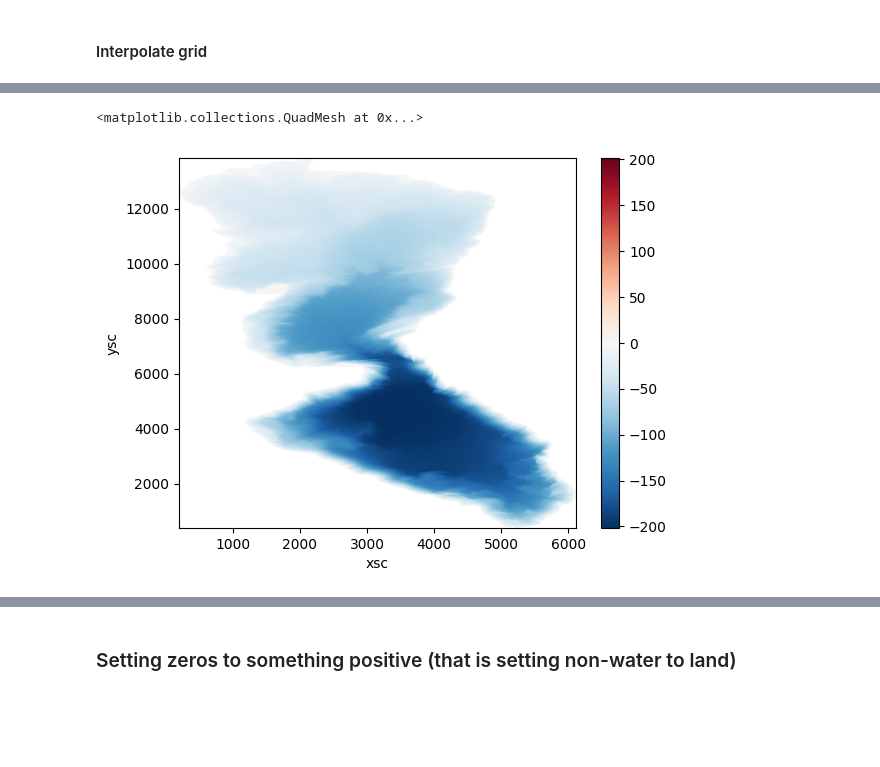
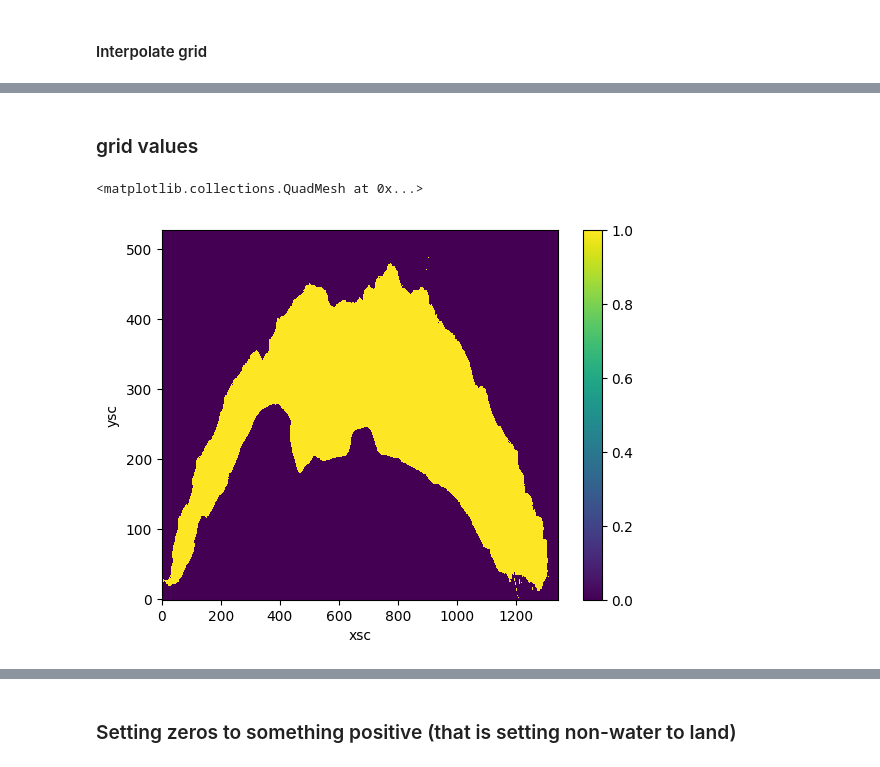
Before and after one commit to leroquan/preprocessing-mitgcm, a Jupyter notebook: create_bathy.ipynb, the cells around one changed output, grey strips where cells are left out. Drawn from its saved outputs; the diff is of its cells as text; code cells hidden in the pictures; blank space fills up the shorter version.

```diff
--- a/create_bathy.ipynb
+++ b/create_bathy.ipynb
@@ -150,6 +98,10 @@ for file in files_topo:
     all_topo.append(topo)
 
 all_topo = xr.combine_by_coords(all_topo)
+# %%
+#transform coordinates from ch1903+ to ch1903
+all_topo['xsc'] = all_topo.xsc.values - 2000000
+all_topo['ysc'] = all_topo.ysc.values - 1000000
 # %%
 # get max elevation
 all_topo.where(all_topo == all_topo.max(), drop=True)
@@ -278,5 +116,7 @@ bathy_grid.plot()
-# %%
-bathy_grid.interpolate_na(dim='xsc').plot()
-# %% [output]
-<matplotlib.collections.QuadMesh at 0x...>
-[figure, removed]
+# %% [markdown]
+### grid values
+# %%
+x_topo, y_topo = np.meshgrid(all_topo.xsc.values,all_topo.ysc.values)
+values_topo = all_topo.values.flatten()
+
+topo_grid_interp = griddata((x_topo.flatten(), y_topo.flatten()), values_topo, (x.flatten(), y.flatten()), method='nearest')
@@ -282,0 +130,5 @@ bathy_grid.interpolate_na(dim='xsc').plot()
+# %%
+mask.plot()
+# %% [output]
+<matplotlib.collections.QuadMesh at 0x...>
+[figure, added]
```
Also changed, not shown: parts of 37 cells of this notebook, 1 other file.
